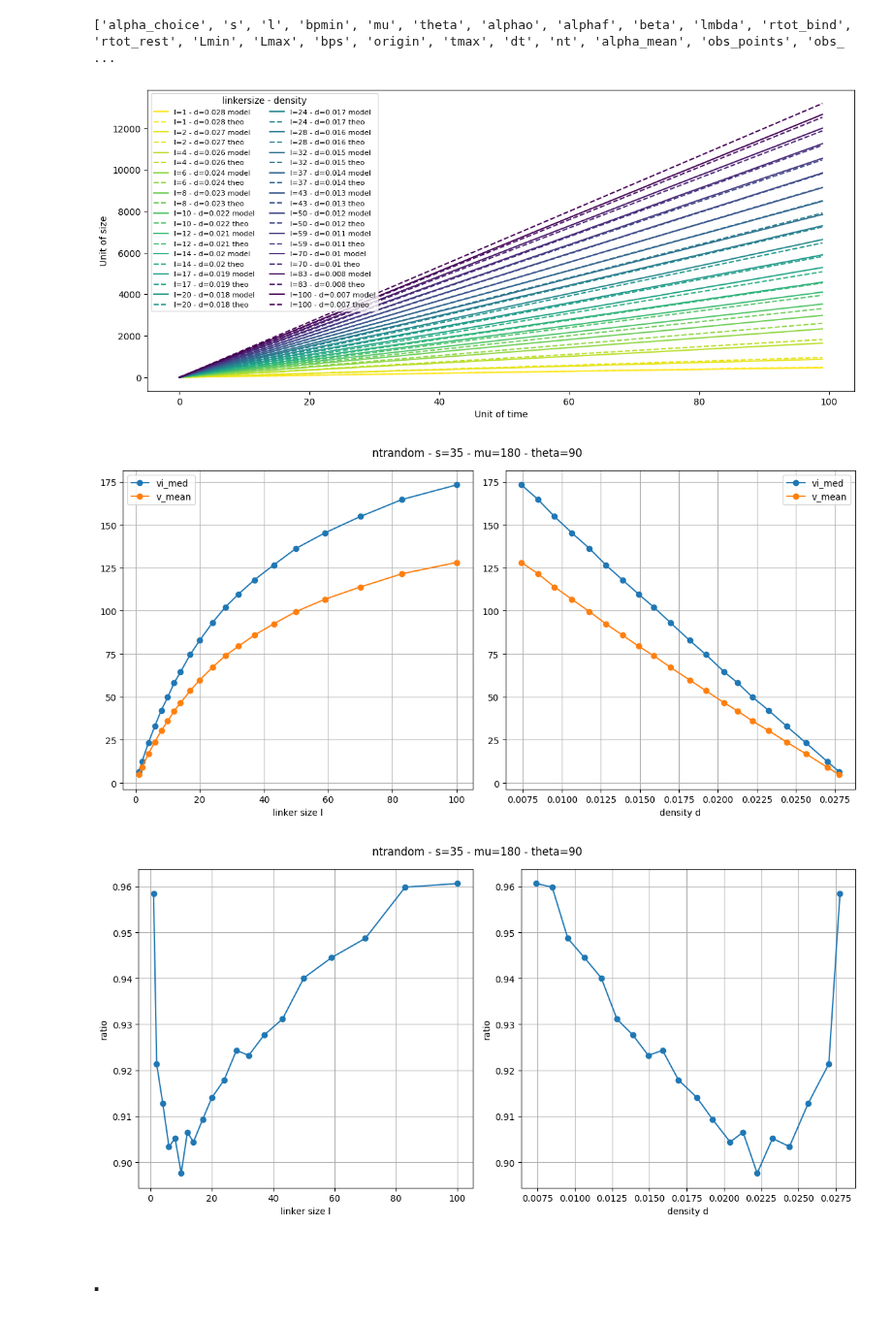
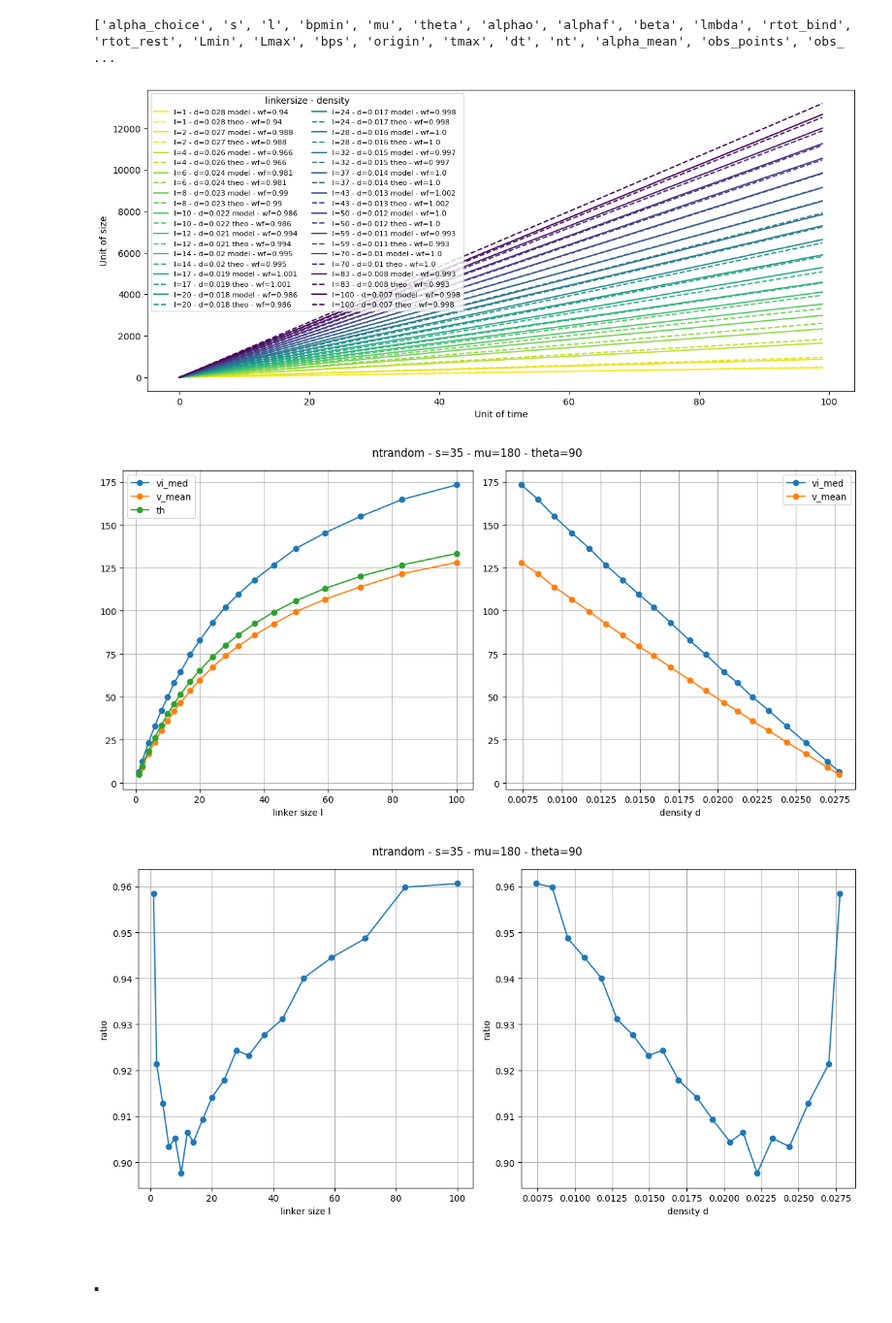
Before and after one commit to npelletbossot/nucleo, a Jupyter notebook: nucleo/working_on/density.ipynb, the cells around one changed output. Shown at 97% size. Saved outputs shown, nothing was run; the diff lists cells and outputs as text; code cells hidden in the pictures.

```diff
--- a/nucleo/working_on/density.ipynb
+++ b/nucleo/working_on/density.ipynb
@@ -167,6 +167,8 @@ results         = df_sorted["results"].to_numpy()
 results_mean    = df_sorted["results_mean"].to_numpy()
 v_mean          = df_sorted["v_mean"].to_numpy()
 vi_med          = df_sorted["vi_med"].to_numpy()
+wf              = df_sorted["wf"].to_numpy()
+
 
 # Calculating Values
 d               = 1 / (s + l)
@@ -187,10 +189,10 @@ time            = np.arange(0, tmax, dt)
 plt.figure(figsize=(14,6))
 cmap = plt.cm.viridis
 norm = plt.Normalize(vmin=min(d), vmax=max(d))
-for rm_array, l_val, d_val, v_th_val in zip(results_mean, l, d, v_th):
+for rm_array, l_val, d_val, v_th_val, wf_val in zip(results_mean, l, d, v_th, wf):
     color = cmap(norm(d_val))
-    plt.plot(time, rm_array, label=f"l={l_val} - d={np.round(d_val,3)} model", ls="-", color=color)
-    plt.plot(time, time * v_th_val, label=f"l={l_val} - d={np.round(d_val,3)} theo", ls="--", color=color)
+    plt.plot(time, rm_array, label=f"l={l_val} - d={np.round(d_val,3)} model - wf={wf_val}", ls="-", color=color)
+    plt.plot(time, time * v_th_val, label=f"l={l_val} - d={np.round(d_val,3)} theo - wf={wf_val}", ls="--", color=color)
 plt.xlabel("Unit of time")
 plt.ylabel("Unit of size")
 plt.legend(title="linkersize - density", ncol=2, fontsize=8)
@@ -199,35 +201,38 @@ plt.show()
 # Subplot : v_mean and vi_med
 fig, axs = plt.subplots(nrows=1, ncols=2, figsize=(12,6))
 plt.suptitle(f"{alpha_choice} - s={s} - mu={mu} - theta={th}")
 axs[0].plot(l, vi_med, label="vi_med", marker="o")
 axs[0].plot(l, v_mean, label="v_mean", marker="o")
+axs[0].plot(l, mu*l/(l+s), label="th", marker="o")
 axs[0].set_xlabel("linker size l")
 axs[0].grid(True, which="both")
 axs[0].legend()
+# axs[0].loglog(False)
 axs[1].plot(d, vi_med, label="vi_med", marker="o")
 axs[1].plot(d, v_mean, label="v_mean", marker="o")
 axs[1].set_xlabel("density d")
 axs[1].grid(True, which="both")
+# axs[1].loglog(False)
 axs[1].legend()
 plt.tight_layout()
 plt.show()
 
 # Subplot : ratio of v_th and v_model
 fig, axes = plt.subplots(1, 2, figsize=(12, 6))
 plt.suptitle(f"{alpha_choice} - s={s} - mu={mu} - theta={th}")
 axes[0].plot(l, ratio, marker='o')
 axes[0].set_xlabel("linker size l")
 axes[0].set_ylabel("ratio")
 axes[0].grid(True, which="both")
 axes[1].plot(d, ratio, marker='o')
 axes[1].set_xlabel("density d")
 axes[1].set_ylabel("ratio")
 axes[1].grid(True, which="both")
 plt.tight_layout()
 plt.show()
 # %% [output]
-[figure, old version]
+[figure, new version]
-[figure, old version]
+[figure, new version]
 [figure]
 # %% [markdown]
 # .
```
Also changed, not shown: 3 other files.
